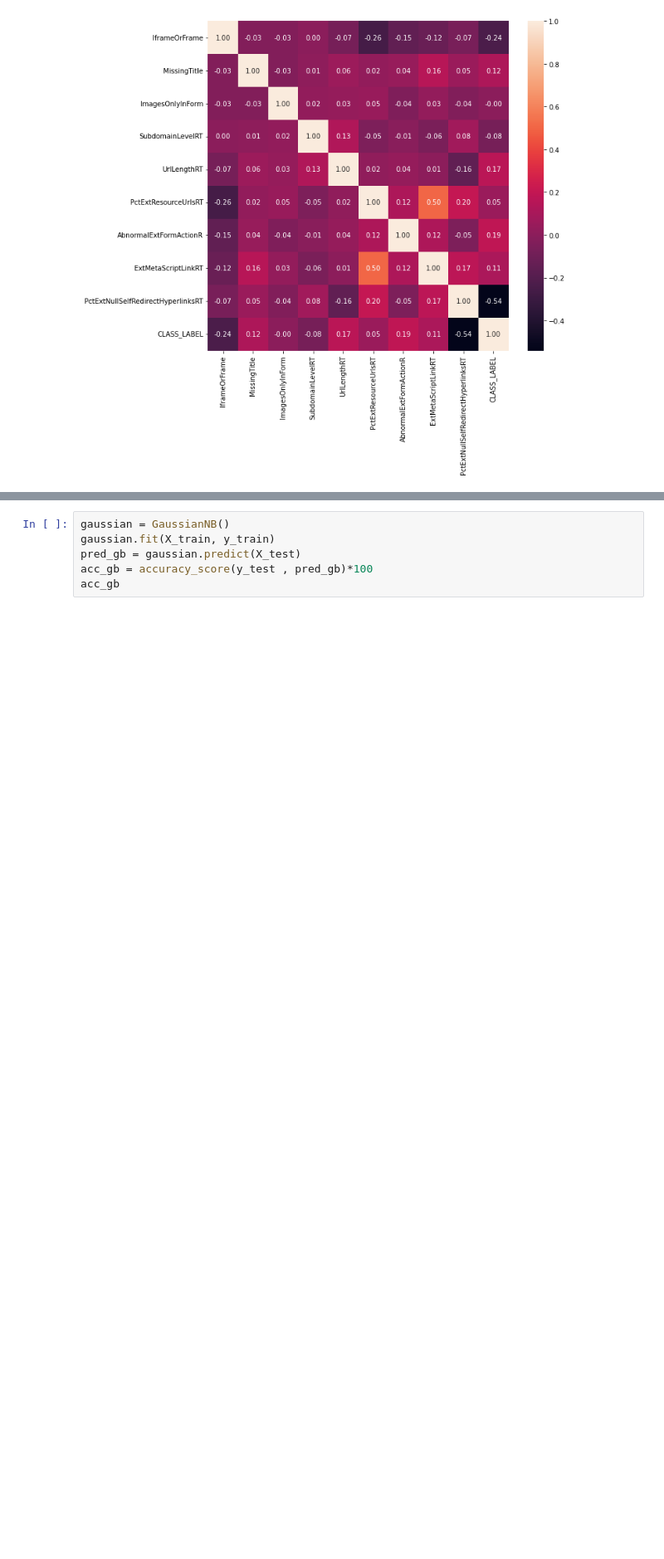
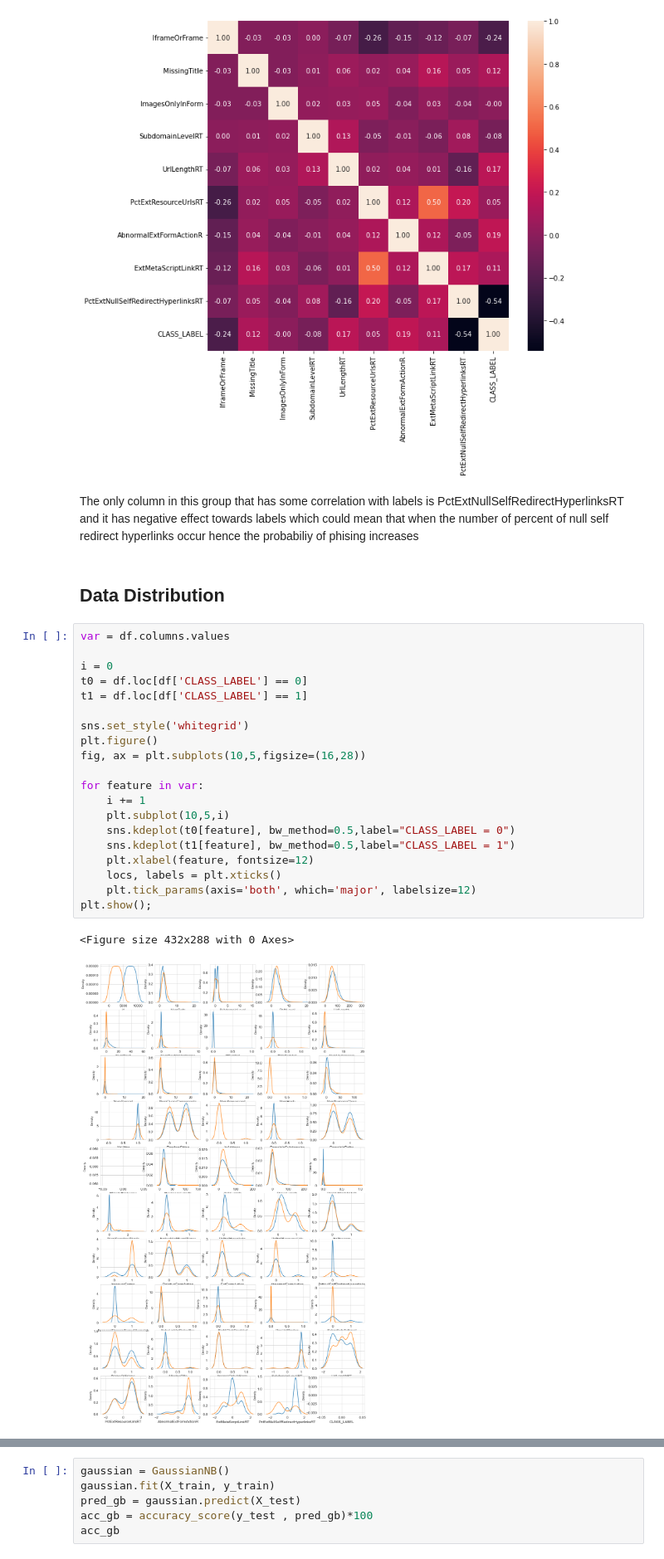
Before and after one commit to hktayal/Phishing-Detection, a Jupyter notebook: Phishing Detection using Machine Learning .ipynb, the cells around one changed output, grey strips where cells are left out. Shown at 83% size. Drawn from its saved outputs; the diff is of its cells as text; blank space fills up the shorter version.

```diff
--- a/Phishing Detection using Machine Learning .ipynb
+++ b/Phishing Detection using Machine Learning .ipynb
@@ -182,3 +220,30 @@ corr_heatmap(df, 30, 40)
 corr_heatmap(df, 40, 50)
 # %% [output]
 [figure]
+# %% [markdown]
+The only column in this group that has some correlation with labels is PctExtNullSelfRedirectHyperlinksRT and it has negative effect towards labels which could mean that when the number of percent of null self redirect hyperlinks occur hence the probabiliy of phising increases
+# %% [markdown]
+<h2>Data Distribution
+# %%
+var = df.columns.values
+
+i = 0
+t0 = df.loc[df['CLASS_LABEL'] == 0]
+t1 = df.loc[df['CLASS_LABEL'] == 1]
+
+sns.set_style('whitegrid')
+plt.figure()
+fig, ax = plt.subplots(10,5,figsize=(16,28))
+
+for feature in var:
+    i += 1
+    plt.subplot(10,5,i)
+    sns.kdeplot(t0[feature], bw_method=0.5,label="CLASS_LABEL = 0")
+    sns.kdeplot(t1[feature], bw_method=0.5,label="CLASS_LABEL = 1")
+    plt.xlabel(feature, fontsize=12)
+    locs, labels = plt.xticks()
+    plt.tick_params(axis='both', which='major', labelsize=12)
+plt.show();
+# %% [output]
+<Figure size 432x288 with 0 Axes>
+[figure, added]
```
Also changed, not shown: parts of 31 cells of this notebook.
